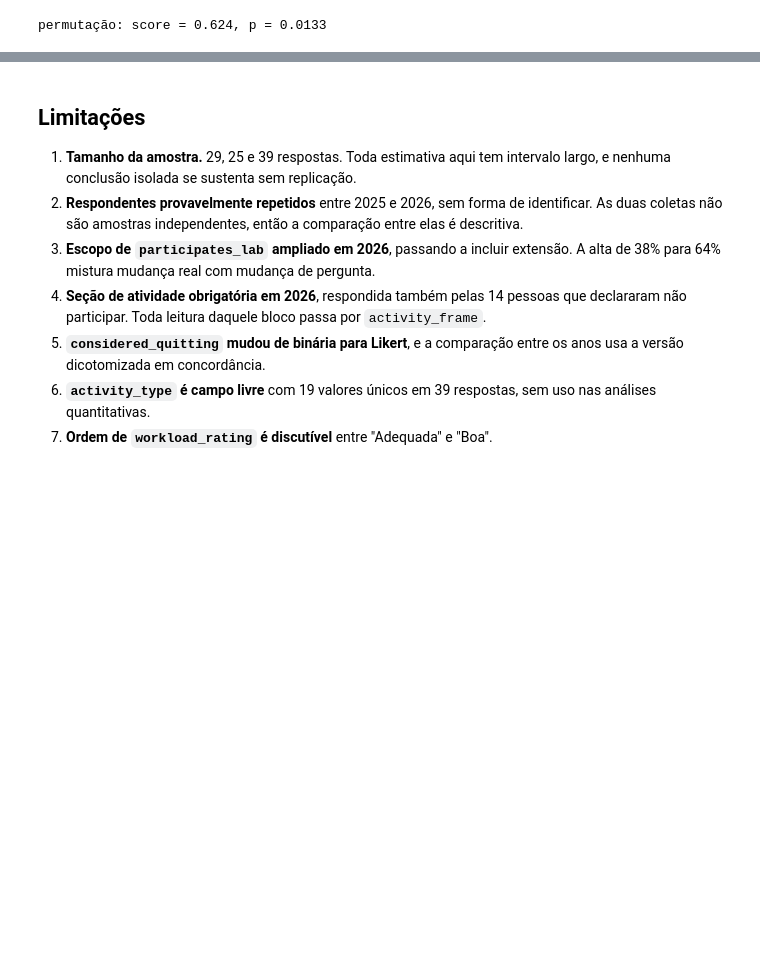
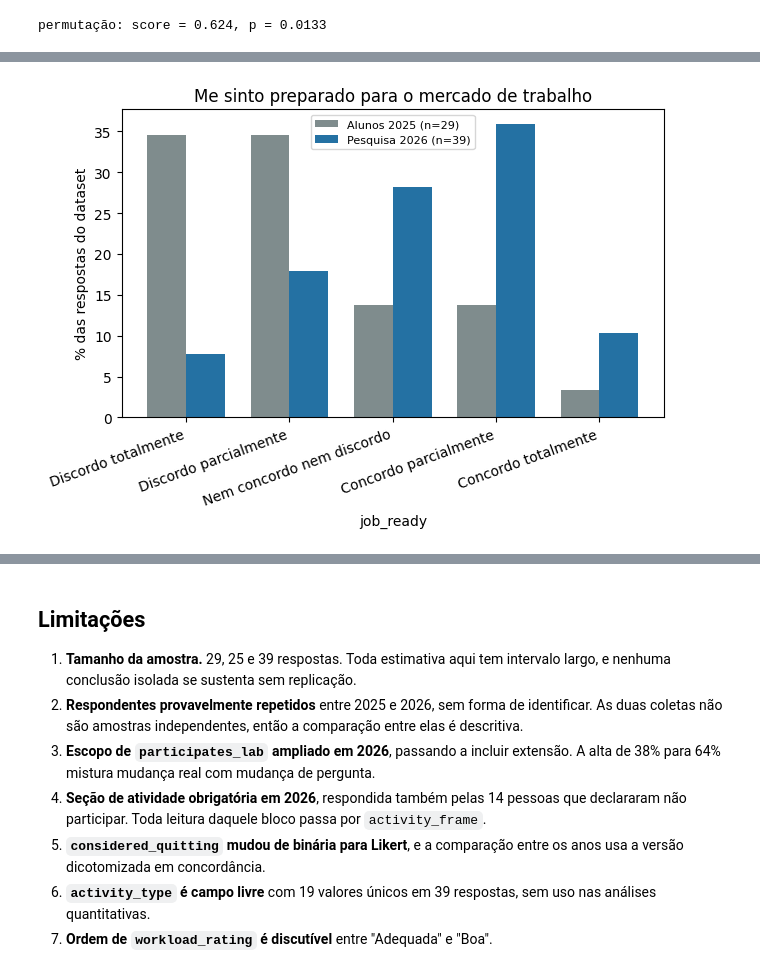
Before and after one commit to Gabriel-c0Nsp/analise-motivacao, a Jupyter notebook: analise-motivacao.ipynb, the cells around one changed output, grey strips where cells are left out. Saved outputs shown, nothing was run; the diff lists cells and outputs as text; code cells hidden in the pictures; blank space fills up the shorter version.

```diff
--- a/analise-motivacao.ipynb
+++ b/analise-motivacao.ipynb
@@ -917,0 +1059,7 @@ permutação: score = 0.624, p = 0.0133
+# %%
+plot_compare(
+    compare_freq([students_2025_06, students_researchers_2026_04], "job_ready"),
+    title="Me sinto preparado para o mercado de trabalho",
+);
+# %% [output]
+[figure, added]
```
Also changed, not shown: parts of 19 cells of this notebook, 6 other files.
